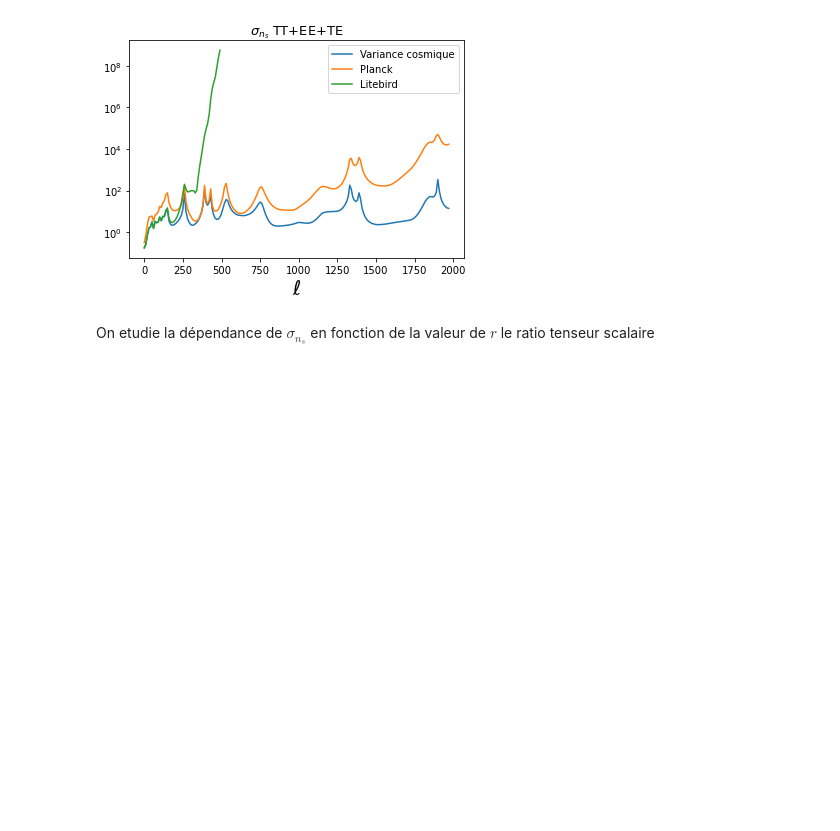
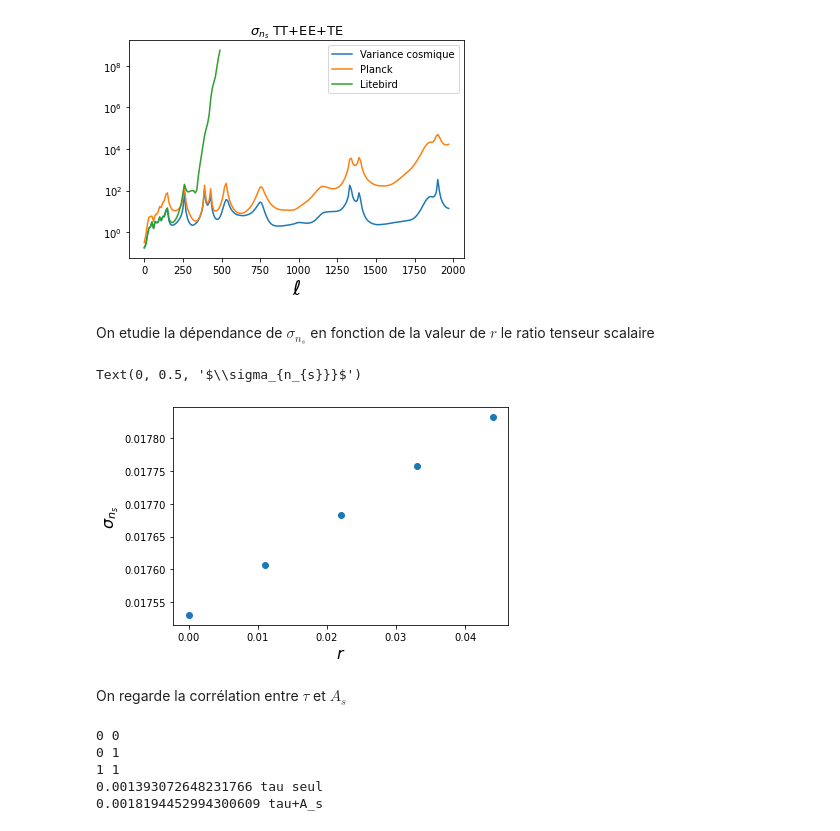
Before and after one commit to EmilePangburn/Fisher_CMB, a Jupyter notebook: Fisher_CMB.ipynb, the cells around one changed output. Cells and saved outputs as stored; diff of their text form; code cells hidden in the pictures; blank space fills up the shorter version.

```diff
--- a/Fisher_CMB.ipynb
+++ b/Fisher_CMB.ipynb
@@ -572,3 +662,55 @@ plt.show()
 [figure]
 # %% [markdown]
 On etudie la dépendance de $\sigma_{n_{s}}$ en fonction de la valeur de $r$ le ratio tenseur scalaire
+# %%
+r = np.linspace(0,0.044,5)
+sigma_ns = np.zeros((5))
+for i in range(5):
+    params['r']=r[i]
+    resultat = Full_Fisher_noise()
+    Cov_ns = np.sqrt(np.diag(np.linalg.inv(resultat)))
+    sigma_ns[i] = Cov_ns[4]
+    print(sigma_ns[i],i)
+
+
+np.savetxt('sigma_ns_r_Lno',sigma_ns)
+# %%
+sigma_r = np.loadtxt('sigma_ns_r_Lno')
+plt.scatter(r,sigma_r)
+
+plt.xlabel('$r$',fontsize=16)
+plt.ylabel(r'$\sigma_{n_{s}}}$',fontsize=16)
+#devrait être pas mal
+# %% [output]
+Text(0, 0.5, '$\\sigma_{n_{s}}}$')
+[figure, added]
+# %% [markdown]
+On regarde la corrélation entre $\tau$ et $A_{s}$
+# %%
+#assez simple à coder, prendra peu de temps
+
+def Full_Fisher_noise_tau_A_s():
+    f_sky = 1
+    liste = ['ln10^{10}A_s','tau_reio']
+    Fisher = np.zeros((2,2))
+    for i in range(2):
+        for j in range(i,2):
+            Fisher[i,j] = Fisher_noise(liste[i],liste[j],f_sky)
+            print(i,j)
+
+    for i in range(2):
+        for j in range(i):
+            Fisher[i,j]=Fisher[j,i]
+
+    return Fisher
+
+resultat = Full_Fisher_noise_tau_A_s()
+print(np.sqrt(1/resultat[1,1]),'tau seul')
+Cov_tau = np.sqrt(np.diag(np.linalg.inv(resultat)))
+print(Cov_tau[1],'tau+A_s')
+# %% [output]
+0 0
+0 1
+1 1
+0.001393072648231766 tau seul
+0.0018194452994300609 tau+A_s
```
Also changed, not shown: parts of 4 cells of this notebook.
